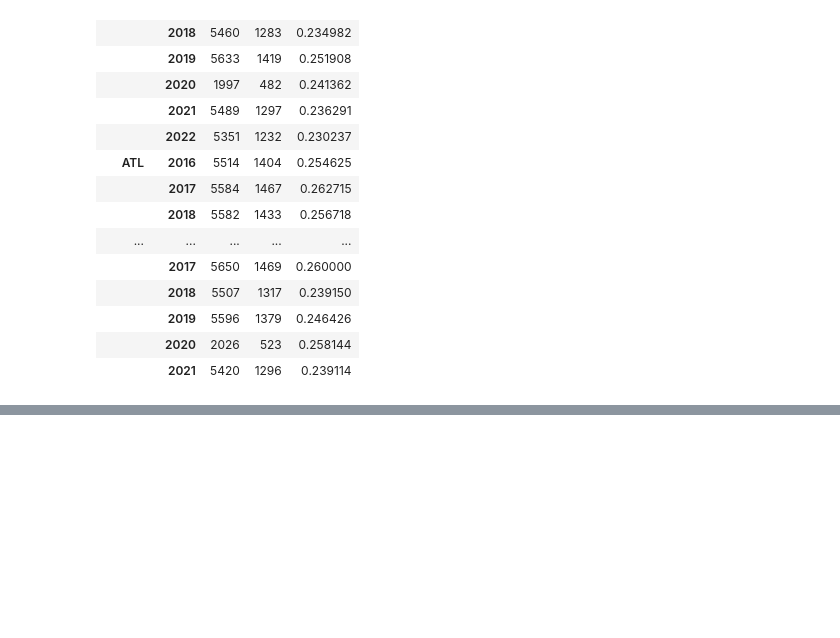
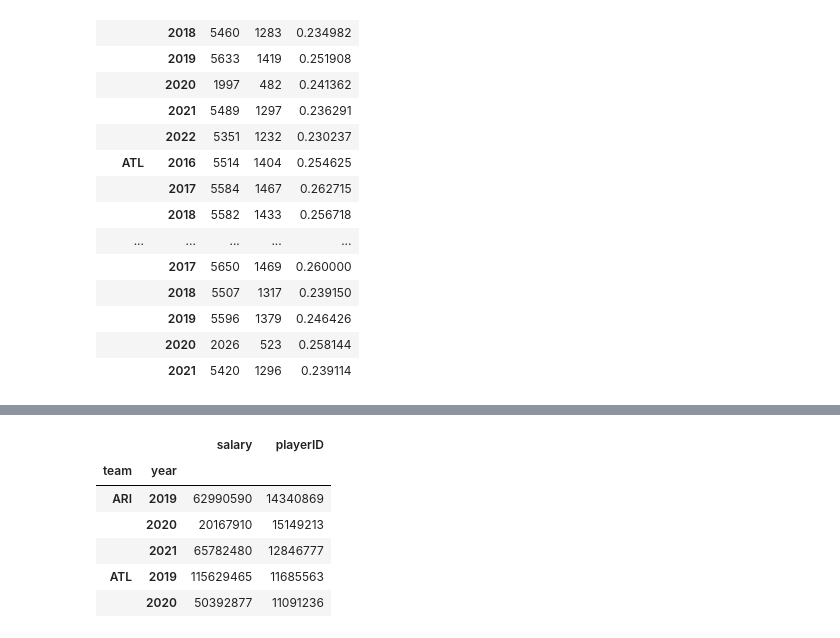
Before and after one commit to michaelgarv/Project_1, a Jupyter notebook: michael_analysis/michael_notebook.ipynb, the cells around one changed output, grey strips where cells are left out. Cells and saved outputs as stored; diff of their text form; code cells hidden in the pictures; blank space fills up the shorter version.

```diff
--- a/michael_analysis/michael_notebook.ipynb
+++ b/michael_analysis/michael_notebook.ipynb
@@ -67,0 +80,42 @@ batting_clean_df.to_csv("../Data/cleanedbatting.csv", sep=",")
+# %%
+replaced_dict = {'arizona-diamondbacks': 'ARI',
+                'atlanta-braves':'ATL',
+                'baltimore-orioles':'BAL',
+                'boston-red-sox':'BOS',
+                'chicago-cubs':'CHN',
+                'chicago-white-sox':'CHA',
+                'cincinnati-reds':'CIN',
+                'cleveland-indians':'CLE',
+                'colorado-rockies':'COL',
+                'detroit-tigers':'DET',
+                'houston-astros':'HOU',
+                'kansas-city-royals':'KCA',
+                'los-angeles-angels':'LAA',
+                'los-angeles-dodgers':'LAN',
+                'miami-marlins':'MIA',
+                'milwaukee-brewers':'MIL',
+                'minnesota-twins':'MIN',
+                'new-york-mets':'NYN',
+                'new-york-yankees':'NYA',
+                'oakland-athletics':'OAK',
+                'philadelphia-phillies':'PHI',
+                'pittsburgh-pirates':'PIT',
+                'san-diego-padres':'SDN',
+                'san-francisco-giants':'SFN',
+                'seattle-mariners':'SEA',
+                'st-louis-cardinals':'STL',
+                'tampa-bay-rays':'TBA',
+                'texas-rangers':'TEX',
+                'toronto-blue-jays':'TOR',
+                'washington-nationals':'WAS'}
+salary_df.replace(replaced_dict, inplace=True)
+salary_df_group = salary_df.groupby(['team', 'year']).sum()
+salary_df_group.head()
+# %% [output]
+|  |  | salary | playerID |
+| team | year |  |  |
+| ARI | 2019 | 62990590 | 14340869 |
+|  | 2020 | 20167910 | 15149213 |
+|  | 2021 | 65782480 | 12846777 |
+| ATL | 2019 | 115629465 | 11685563 |
+|  | 2020 | 50392877 | 11091236 |
```
Also changed, not shown: parts of 3 cells of this notebook, 1 other file.
